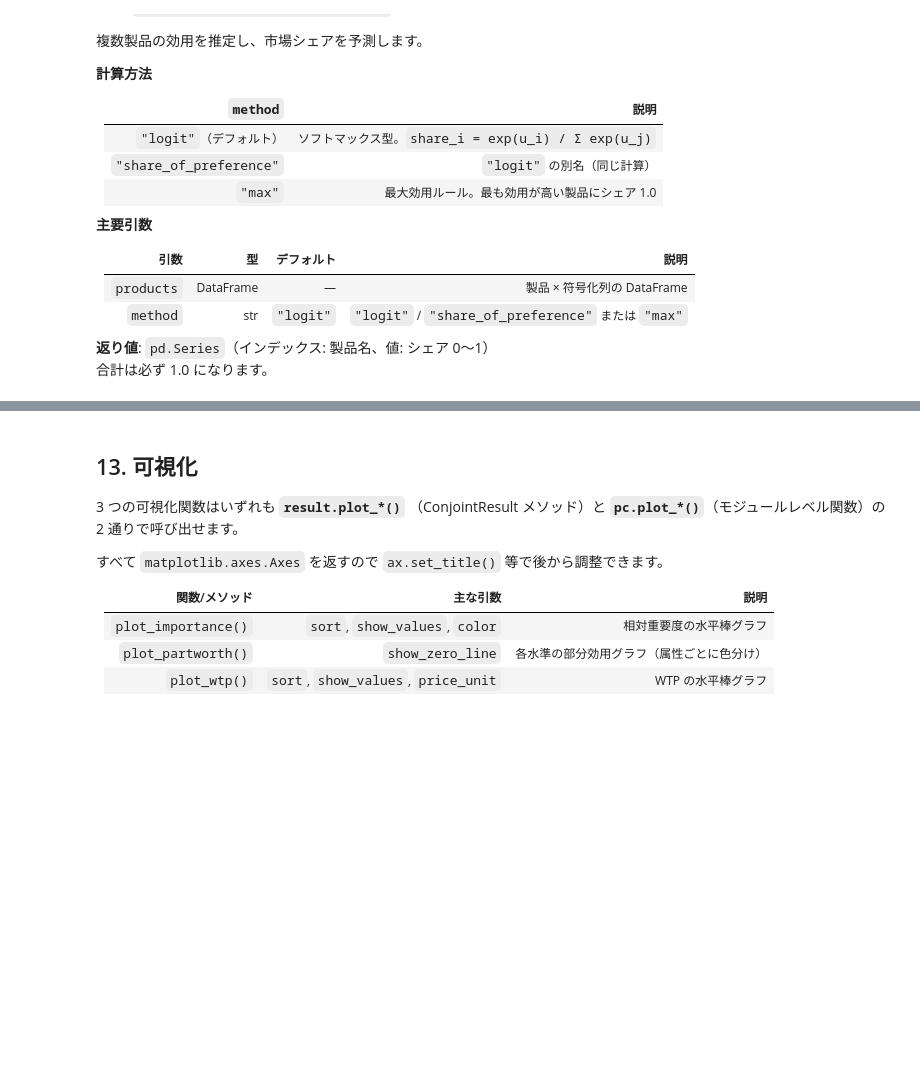
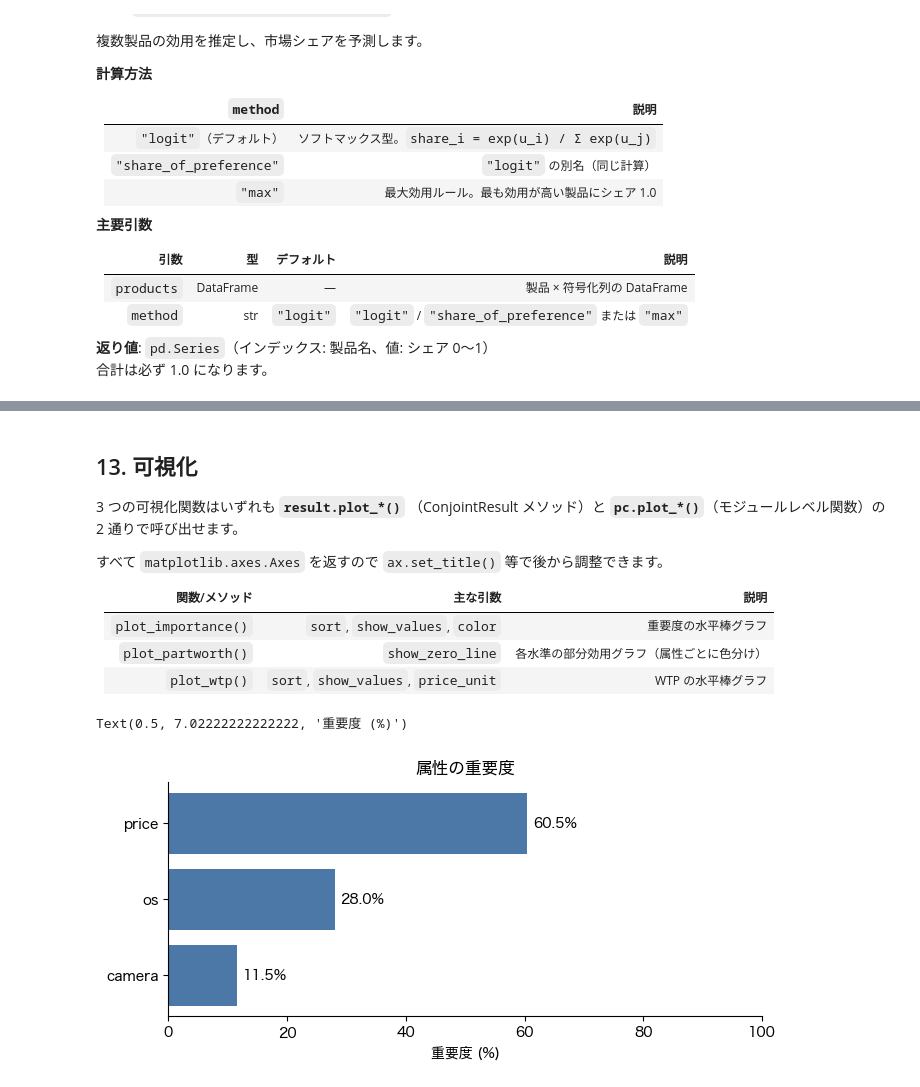
Before and after one commit to Py4Conjoint/py4conjoint, a Jupyter notebook: examples/overview.ipynb, the cells around one changed output, grey strips where cells are left out. Saved outputs shown, nothing was run; the diff lists cells and outputs as text; code cells hidden in the pictures; blank space fills up the shorter version.

```diff
--- a/examples/overview.ipynb
+++ b/examples/overview.ipynb
@@ -57,7 +59,7 @@ cards = pd.DataFrame(
 rng = np.random.default_rng(42)
 rows = []
 for resp_id in range(1, 31):          # 30 人
-    for card_id, (_, row) in zip(cards.index, cards.iterrows()):
+    for profile_id, (_, row) in zip(cards.index, cards.iterrows()):
         utility = (
             -1.25 * (1 if row["price"] == 10 else -1)
             + 0.80 * (1 if row["os"] == "apple" else -1)
@@ -68,7 +70,7 @@ for resp_id in range(1, 31):          # 30 人
         rows.append(
             {
                 "回答者ID": resp_id,
-                "カードID": card_id,
+                "プロファイルID": profile_id,
                 "rating": rating,
                 "price": row["price"],
                 "os": row["os"],
@@ -77,5 +79,5 @@ for resp_id in range(1, 31):          # 30 人
         )
 df = pd.DataFrame(rows)
 
-print(f"行数: {len(df)} = {df['回答者ID'].nunique()} 人 × {len(cards)} カード")
+print(f"行数: {len(df)} = {df['回答者ID'].nunique()} 人 × {len(cards)} プロファイル")
 df.head(8)
@@ -555,13 +776,16 @@ print(f"  合計: {share_max.sum():.6f}")
 
 | 関数/メソッド | 主な引数 | 説明 |
 |---|---|---|
-| `plot_importance()` | `sort`, `show_values`, `color` | 相対重要度の水平棒グラフ |
+| `plot_importance()` | `sort`, `show_values`, `color` | 重要度の水平棒グラフ |
 | `plot_partworth()` | `show_zero_line` | 各水準の部分効用グラフ（属性ごとに色分け） |
 | `plot_wtp()` | `sort`, `show_values`, `price_unit` | WTP の水平棒グラフ |
 # %%
 # plot_importance — result メソッドとして呼ぶ
-ax = result.plot_importance(title="属性の相対重要度", show_values=True, sort=True)
+ax = result.plot_importance(title="属性の重要度", show_values=True, sort=True)
 ax.set_xlabel("重要度 (%)")
+# %% [output]
+Text(0.5, 7.02222222222222, '重要度 (%)')
+[figure, added]
 # %%
 # plot_importance — pc モジュールの関数として呼ぶ（結果は同じ）
 ax = pc.plot_importance(result, color="#2CA02C", sort=False)
```
Also changed, not shown: parts of 36 cells of this notebook, 14 other files.
